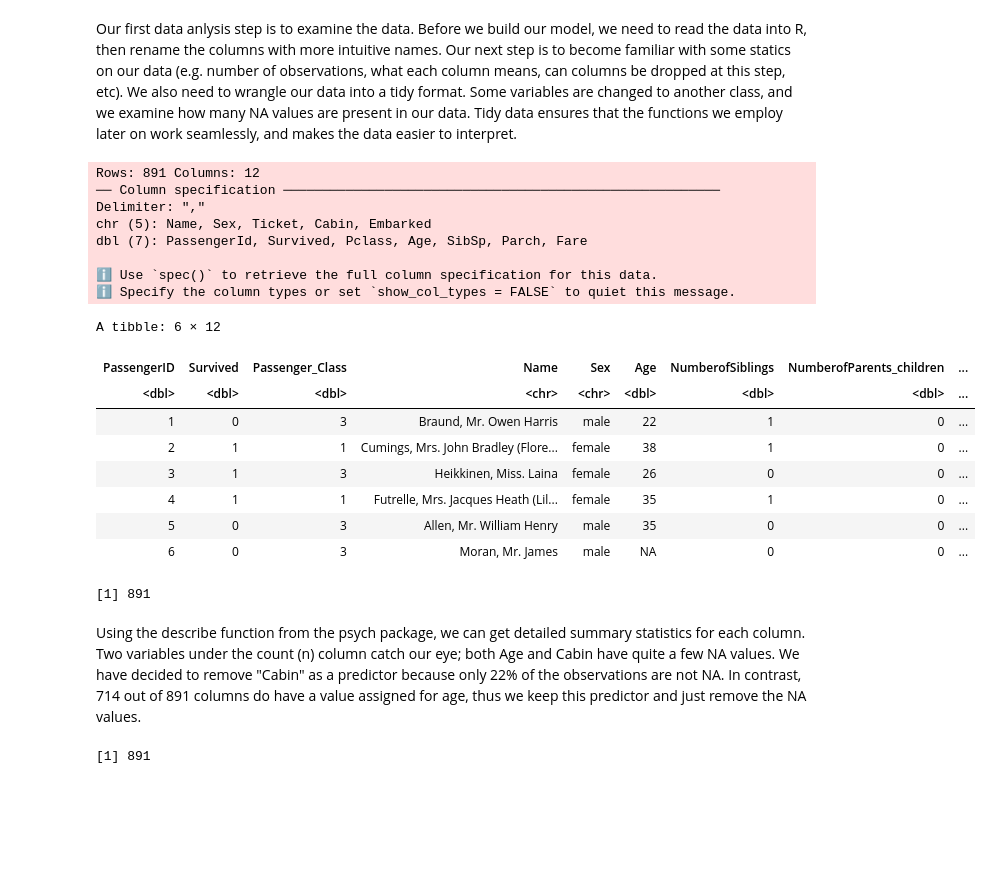
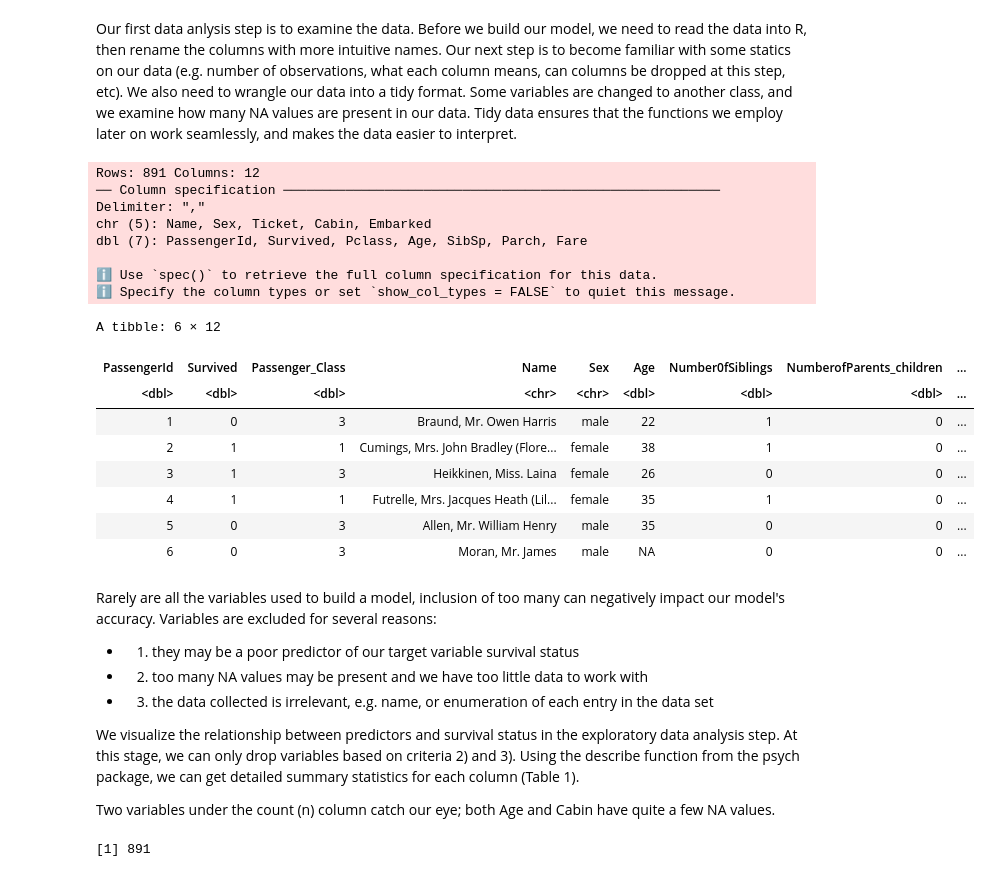
Before and after one commit to zhang17s/DSCI-100-Group-Project-, a Jupyter notebook: Proposal.ipynb, the cells around one changed output. Cells and saved outputs as stored; diff of their text form; code cells hidden in the pictures; blank space fills up the shorter version.

Commit message:
Edited everything after intro, before predictor selection

```diff
--- a/Proposal.ipynb
+++ b/Proposal.ipynb
@@ -78,20 +96,20 @@ library(gridExtra)
 Our first data anlysis step is to examine the data. Before we build our model, we need to read the data into R, then rename the columns with more intuitive names. Our next step is to become familiar with some statics on our data (e.g. number of observations, what each column means, can columns be dropped at this step, etc). We also need to wrangle our data into a tidy format. Some variables are changed to another class, and we examine how many NA values are present in our data. Tidy data ensures that the functions we employ later on work seamlessly, and makes the data easier to interpret.
 # %%
 boat_data <- read_csv("data/train.csv")
-colnames(boat_data) = c("PassengerID", "Survived", "Passenger_Class", "Name", "Sex", "Age", "NumberofSiblings",
+colnames(boat_data) = c("PassengerId", "Survived", "Passenger_Class", "Name", "Sex", "Age", "Number0fSiblings",
                                  "NumberofParents_children", "Ticket", "Fare", "Cabin", "Embarked")
 head(boat_data)
 # %% [output]
 Rows: 891 Columns: 12
 ── Column specification ────────────────────────────────────────────────────────
 Delimiter: ","
 chr (5): Name, Sex, Ticket, Cabin, Embarked
 dbl (7): PassengerId, Survived, Pclass, Age, SibSp, Parch, Fare
 
 ℹ Use `spec()` to retrieve the full column specification for this data.
 ℹ Specify the column types or set `show_col_types = FALSE` to quiet this message.
 A tibble: 6 × 12
-| PassengerID | Survived | Passenger_Class | Name | Sex | Age | NumberofSiblings | NumberofParents_children | ... |
+| PassengerId | Survived | Passenger_Class | Name | Sex | Age | Number0fSiblings | NumberofParents_children | ... |
 | <dbl> | <dbl> | <dbl> | <chr> | <chr> | <dbl> | <dbl> | <dbl> | ... |
 | 1 | 0 | 3 | Braund, Mr. Owen Harris | male | 22 | 1 | 0 | ... |
 | 2 | 1 | 1 | Cumings, Mrs. John Bradley (Flore... | female | 38 | 1 | 0 | ... |
@@ -99,9 +117,16 @@ A tibble: 6 × 12
 | 4 | 1 | 1 | Futrelle, Mrs. Jacques Heath (Lil... | female | 35 | 1 | 0 | ... |
 | 5 | 0 | 3 | Allen, Mr. William Henry | male | 35 | 0 | 0 | ... |
 | 6 | 0 | 3 | Moran, Mr. James | male | NA | 0 | 0 | ... |
-[1] 891
 # %% [markdown]
-Using the describe function from the psych package, we can get detailed summary statistics for each column. Two variables under the count (n) column catch our eye; both Age and Cabin have quite a few NA values. We have decided to remove "Cabin" as a predictor because only 22% of the observations are not NA. In contrast, 714 out of 891 columns do have a value assigned for age, thus we keep this predictor and just remove the NA values.
+Rarely are all the variables used to build a model, inclusion of too many can negatively impact our model's accuracy. Variables are excluded for several reasons:
+
+- 1) they may be a poor predictor of our target variable survival status
+- 2) too many NA values may be present and we have too little data to work with
+- 3) the data collected is irrelevant, e.g. name, or enumeration of each entry in the data set
+
+We visualize the relationship between predictors and survival status in the exploratory data analysis step. At this stage, we can only drop variables based on criteria 2) and 3). Using the describe function from the psych package, we can get detailed summary statistics for each column (Table 1).
+
+Two variables under the count (n) column catch our eye; both Age and Cabin have quite a few NA values.
 # %%
 nrow(boat_data)
 # %% [output]
```
Also changed, not shown: parts of 7 cells of this notebook.
